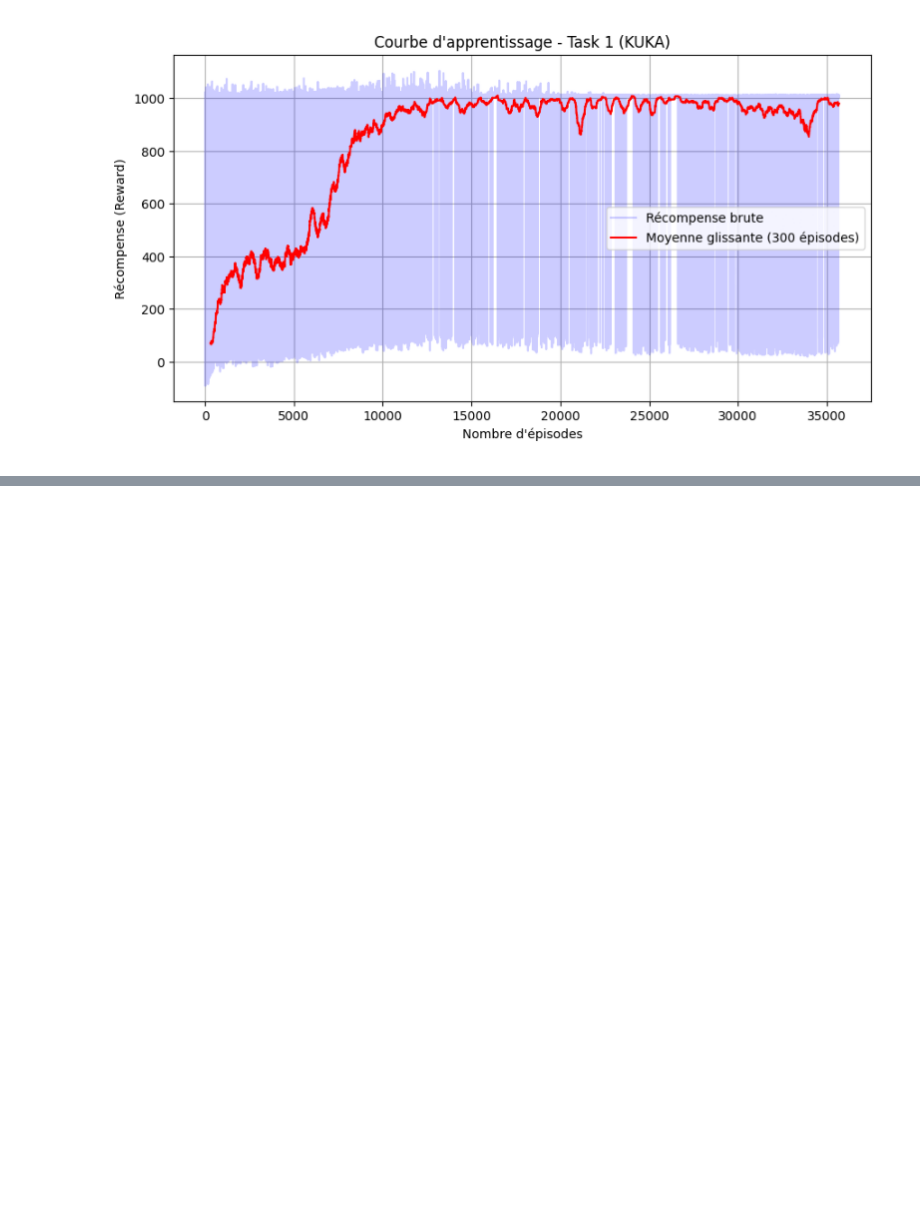
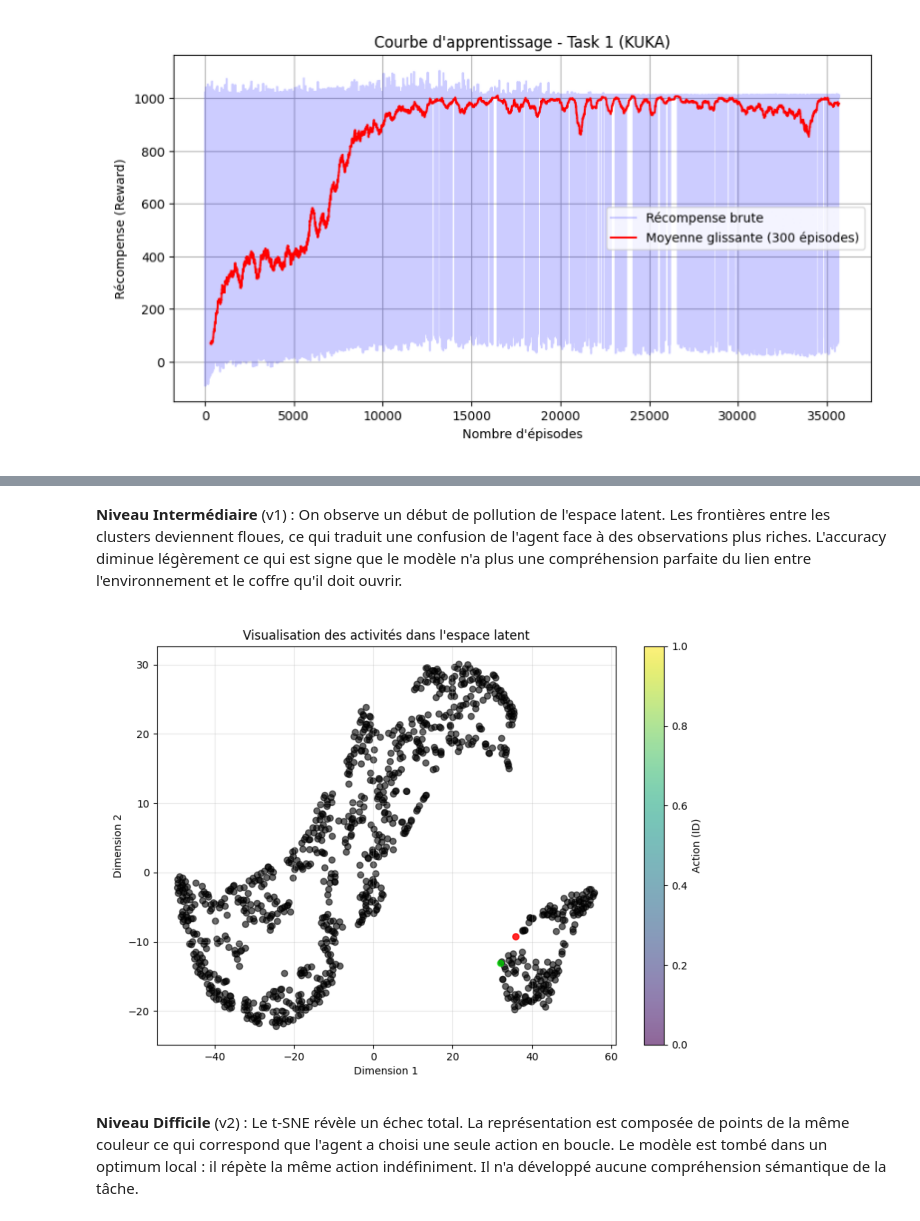
Before and after one commit to Exolio93/OpenTheChest, a Jupyter notebook: report.ipynb, the cells around one changed output, grey strips where cells are left out. Drawn from its saved outputs; the diff is of its cells as text; code cells hidden in the pictures; blank space fills up the shorter version.

```diff
--- a/report.ipynb
+++ b/report.ipynb
@@ -85,0 +116,16 @@ Video("assets_task_1/video_after_training_2.mp4", embed=True)
+# %% [markdown]
+
+**Niveau Intermédiaire** (v1) : On observe un début de pollution de l'espace latent. Les frontières entre les clusters deviennent floues, ce qui traduit une confusion de l'agent face à des observations plus riches. L'accuracy diminue légèrement ce qui est signe que le modèle n'a plus une compréhension parfaite du lien entre l'environnement et le coffre qu'il doit ouvrir.
+# %%
+import matplotlib.pyplot as plt
+import matplotlib.image as mpimg
+img = mpimg.imread("assets_task_2/TSNE_v2.png")
+plt.figure(figsize=(10, 6))
+plt.imshow(img)
+plt.axis("off")
+plt.show()
+# %% [output]
+[figure, added]
+# %% [markdown]
+
+**Niveau Difficile** (v2) : Le t-SNE révèle un échec total. La représentation est composée de points de la même couleur ce qui correspond que l'agent a choisi une seule action en boucle. Le modèle est tombé dans un optimum local : il répète la même action indéfiniment. Il n'a développé aucune compréhension sémantique de la tâche.
```
Also changed, not shown: parts of 7 cells of this notebook, 1 other file.
